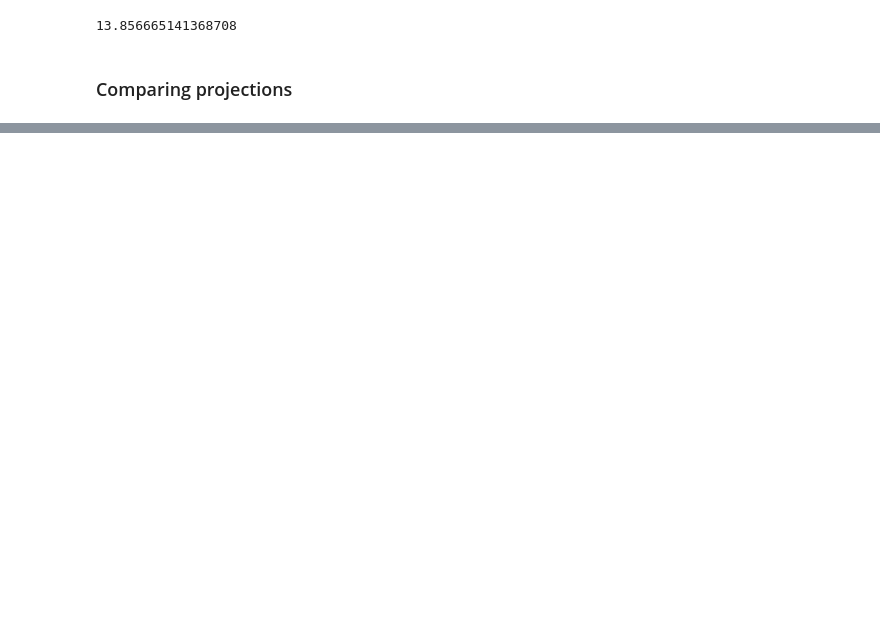
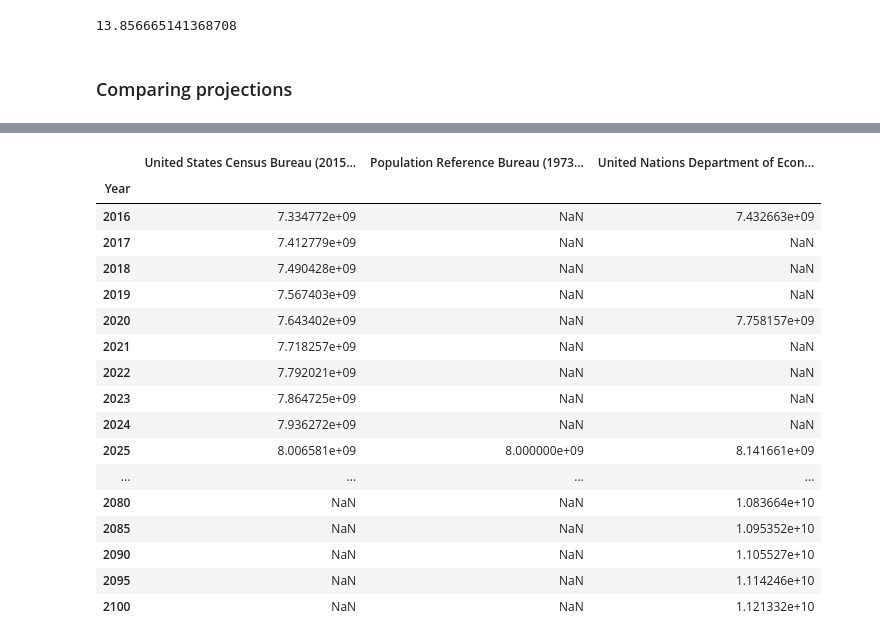
Before and after one commit to AllenDowney/ModSimPy, a Jupyter notebook: code/chap03.ipynb, the cells around one changed output, grey strips where cells are left out. Cells and saved outputs as stored; diff of their text form; code cells hidden in the pictures; blank space fills up the shorter version.

```diff
--- a/code/chap03.ipynb
+++ b/code/chap03.ipynb
@@ -354,0 +465,3 @@ df3.head()
+# %%
+table3 = tables[3]
+table3.head()
@@ -355 +476,22 @@ df3.head()
+# %%
+table3
+# %% [output]
+|  | United States Census Bureau (2015... | Population Reference Bureau (1973... | United Nations Department of Econ... |
+| Year |  |  |  |
+| 2016 | 7.334772e+09 | NaN | 7.432663e+09 |
+| 2017 | 7.412779e+09 | NaN | NaN |
+| 2018 | 7.490428e+09 | NaN | NaN |
+| 2019 | 7.567403e+09 | NaN | NaN |
+| 2020 | 7.643402e+09 | NaN | 7.758157e+09 |
+| 2021 | 7.718257e+09 | NaN | NaN |
+| 2022 | 7.792021e+09 | NaN | NaN |
+| 2023 | 7.864725e+09 | NaN | NaN |
+| 2024 | 7.936272e+09 | NaN | NaN |
+| 2025 | 8.006581e+09 | 8.000000e+09 | 8.141661e+09 |
+| ... | ... | ... | ... |
+| 2080 | NaN | NaN | 1.083664e+10 |
+| 2085 | NaN | NaN | 1.095352e+10 |
+| 2090 | NaN | NaN | 1.105527e+10 |
+| 2095 | NaN | NaN | 1.114246e+10 |
+| 2100 | NaN | NaN | 1.121332e+10 |
 # %%
```
Also changed, not shown: parts of 86 cells of this notebook, 1 other file.
